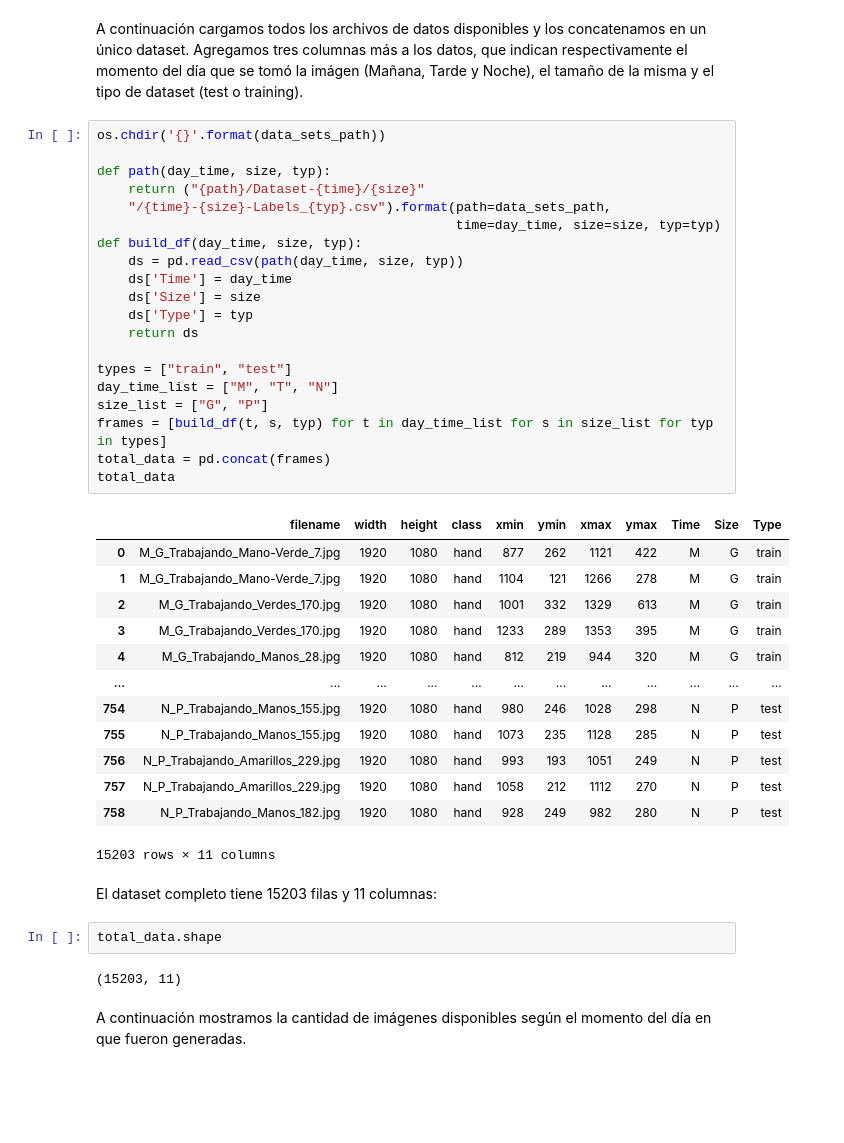
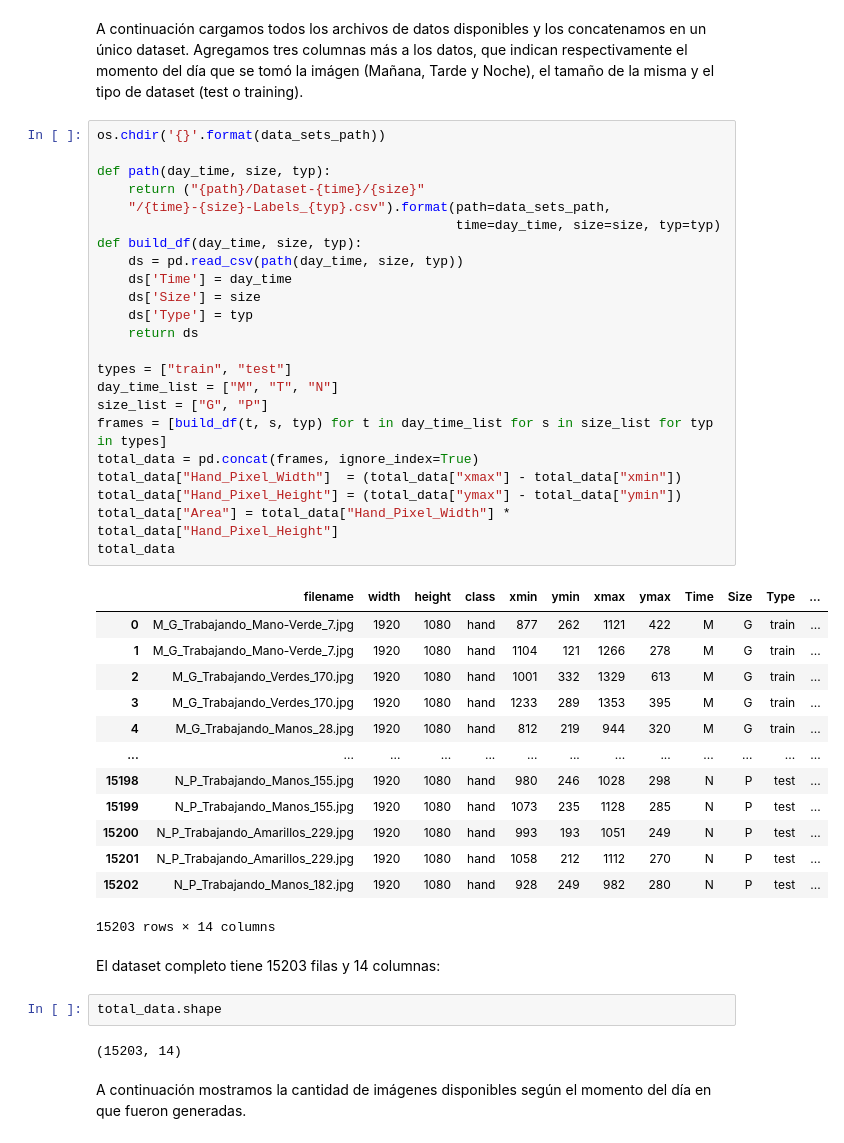
Before and after one commit to leorodriguez/mentoria-diplodatos-grupo2, a Jupyter notebook: mentoria_grupo2_entrega1.ipynb, the cells around one changed output. Cells and saved outputs as stored; diff of their text form; blank space fills up the shorter version.

```diff
--- a/mentoria_grupo2_entrega1.ipynb
+++ b/mentoria_grupo2_entrega1.ipynb
@@ -38,43 +36,46 @@ A continuación cargamos todos los archivos de datos disponibles y los concatena
 # %%
 os.chdir('{}'.format(data_sets_path))
 
 def path(day_time, size, typ):
     return ("{path}/Dataset-{time}/{size}"
     "/{time}-{size}-Labels_{typ}.csv").format(path=data_sets_path,
                                               time=day_time, size=size, typ=typ)
 def build_df(day_time, size, typ):
     ds = pd.read_csv(path(day_time, size, typ))
     ds['Time'] = day_time
     ds['Size'] = size
     ds['Type'] = typ
     return ds
 
 types = ["train", "test"]
 day_time_list = ["M", "T", "N"]
 size_list = ["G", "P"]
 frames = [build_df(t, s, typ) for t in day_time_list for s in size_list for typ in types]
-total_data = pd.concat(frames)
+total_data = pd.concat(frames, ignore_index=True)
+total_data["Hand_Pixel_Width"]  = (total_data["xmax"] - total_data["xmin"])
+total_data["Hand_Pixel_Height"] = (total_data["ymax"] - total_data["ymin"])
+total_data["Area"] = total_data["Hand_Pixel_Width"] * total_data["Hand_Pixel_Height"]
 total_data
 # %% [output]
-|  | filename | width | height | class | xmin | ymin | xmax | ymax | Time | Size | Type |
-| 0 | M_G_Trabajando_Mano-Verde_7.jpg | 1920 | 1080 | hand | 877 | 262 | 1121 | 422 | M | G | train |
-| 1 | M_G_Trabajando_Mano-Verde_7.jpg | 1920 | 1080 | hand | 1104 | 121 | 1266 | 278 | M | G | train |
-| 2 | M_G_Trabajando_Verdes_170.jpg | 1920 | 1080 | hand | 1001 | 332 | 1329 | 613 | M | G | train |
-| 3 | M_G_Trabajando_Verdes_170.jpg | 1920 | 1080 | hand | 1233 | 289 | 1353 | 395 | M | G | train |
-| 4 | M_G_Trabajando_Manos_28.jpg | 1920 | 1080 | hand | 812 | 219 | 944 | 320 | M | G | train |
-| ... | ... | ... | ... | ... | ... | ... | ... | ... | ... | ... | ... |
-| 754 | N_P_Trabajando_Manos_155.jpg | 1920 | 1080 | hand | 980 | 246 | 1028 | 298 | N | P | test |
-| 755 | N_P_Trabajando_Manos_155.jpg | 1920 | 1080 | hand | 1073 | 235 | 1128 | 285 | N | P | test |
-| 756 | N_P_Trabajando_Amarillos_229.jpg | 1920 | 1080 | hand | 993 | 193 | 1051 | 249 | N | P | test |
-| 757 | N_P_Trabajando_Amarillos_229.jpg | 1920 | 1080 | hand | 1058 | 212 | 1112 | 270 | N | P | test |
-| 758 | N_P_Trabajando_Manos_182.jpg | 1920 | 1080 | hand | 928 | 249 | 982 | 280 | N | P | test |
+|  | filename | width | height | class | xmin | ymin | xmax | ymax | Time | Size | Type | ... |
+| 0 | M_G_Trabajando_Mano-Verde_7.jpg | 1920 | 1080 | hand | 877 | 262 | 1121 | 422 | M | G | train | ... |
+| 1 | M_G_Trabajando_Mano-Verde_7.jpg | 1920 | 1080 | hand | 1104 | 121 | 1266 | 278 | M | G | train | ... |
+| 2 | M_G_Trabajando_Verdes_170.jpg | 1920 | 1080 | hand | 1001 | 332 | 1329 | 613 | M | G | train | ... |
+| 3 | M_G_Trabajando_Verdes_170.jpg | 1920 | 1080 | hand | 1233 | 289 | 1353 | 395 | M | G | train | ... |
+| 4 | M_G_Trabajando_Manos_28.jpg | 1920 | 1080 | hand | 812 | 219 | 944 | 320 | M | G | train | ... |
+| ... | ... | ... | ... | ... | ... | ... | ... | ... | ... | ... | ... | ... |
+| 15198 | N_P_Trabajando_Manos_155.jpg | 1920 | 1080 | hand | 980 | 246 | 1028 | 298 | N | P | test | ... |
+| 15199 | N_P_Trabajando_Manos_155.jpg | 1920 | 1080 | hand | 1073 | 235 | 1128 | 285 | N | P | test | ... |
+| 15200 | N_P_Trabajando_Amarillos_229.jpg | 1920 | 1080 | hand | 993 | 193 | 1051 | 249 | N | P | test | ... |
+| 15201 | N_P_Trabajando_Amarillos_229.jpg | 1920 | 1080 | hand | 1058 | 212 | 1112 | 270 | N | P | test | ... |
+| 15202 | N_P_Trabajando_Manos_182.jpg | 1920 | 1080 | hand | 928 | 249 | 982 | 280 | N | P | test | ... |
-15203 rows × 11 columns
+15203 rows × 14 columns
 # %% [markdown]
-El dataset completo tiene 15203 filas y 11 columnas:
+El dataset completo tiene 15203 filas y 14 columnas:
 # %%
 total_data.shape
 # %% [output]
-(15203, 11)
+(15203, 14)
 # %% [markdown]
 A continuación mostramos la cantidad de imágenes disponibles según el momento del día en que fueron generadas.
 # %%
```
Also changed, not shown: parts of 34 cells of this notebook.
